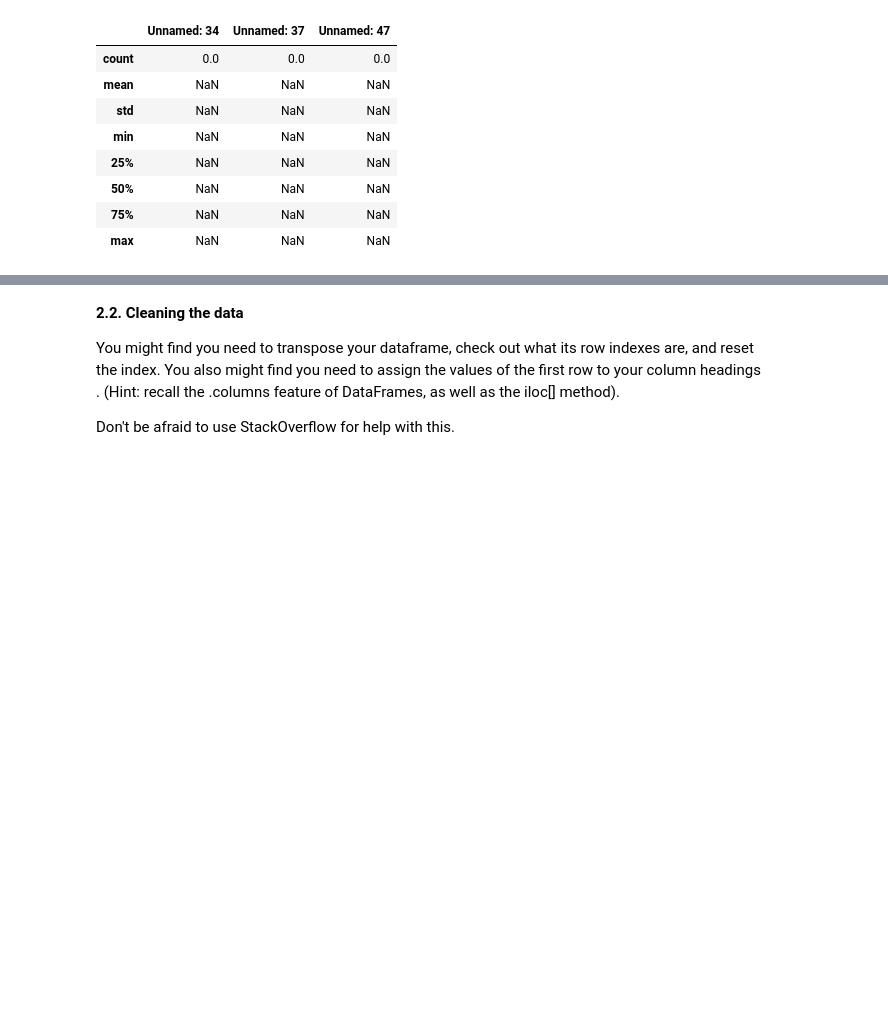
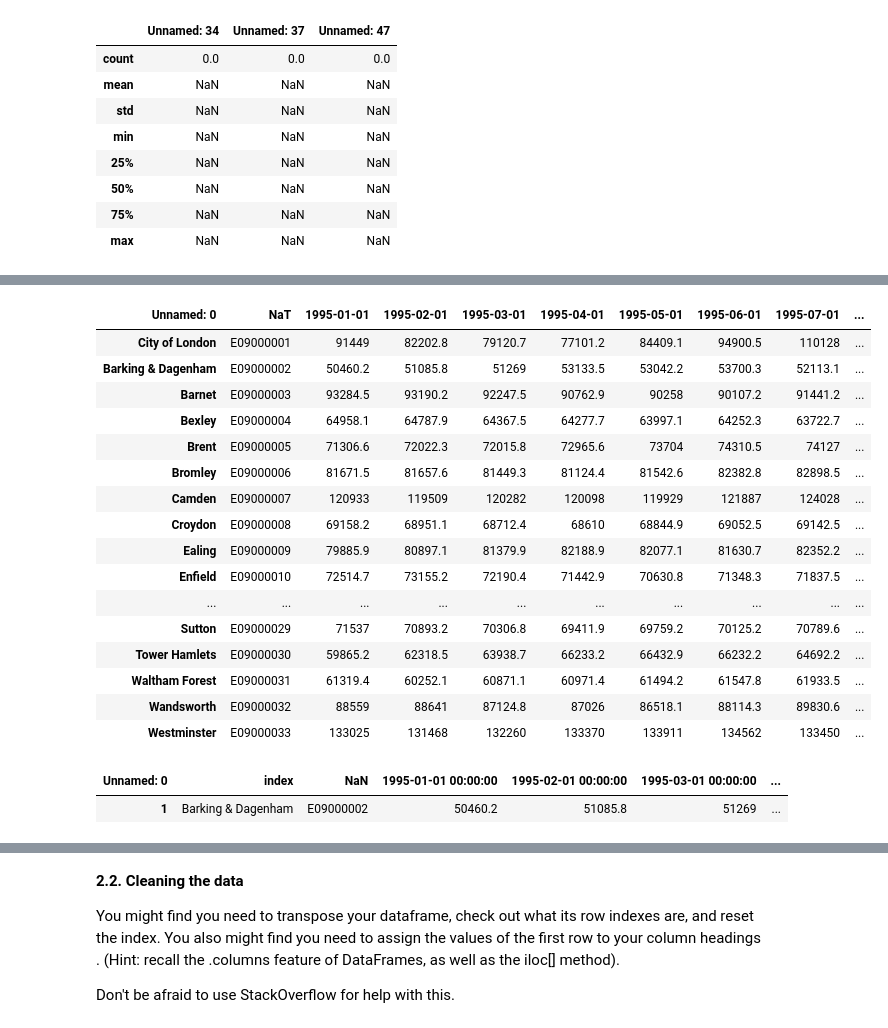
Before and after one commit to pauljacob/mini_projects, a Jupyter notebook: 1581459544_Unit_4_Challenge_-_Tier_3.ipynb/Unit 4 Challenge - Tier 3.ipynb, the cells around one changed output, grey strips where cells are left out. Drawn from its saved outputs; the diff is of its cells as text; code cells hidden in the pictures; blank space fills up the shorter version.

```diff
--- a/1581459544_Unit_4_Challenge_-_Tier_3.ipynb/Unit 4 Challenge - Tier 3.ipynb
+++ b/1581459544_Unit_4_Challenge_-_Tier_3.ipynb/Unit 4 Challenge - Tier 3.ipynb
@@ -136,0 +264,20 @@ memory usage: 118.8+ KB
+# %%
+boroughs.T
+# %% [output]
+| Unnamed: 0 | NaT | 1995-01-01 | 1995-02-01 | 1995-03-01 | 1995-04-01 | 1995-05-01 | 1995-06-01 | 1995-07-01 | ... |
+| City of London | E09000001 | 91449 | 82202.8 | 79120.7 | 77101.2 | 84409.1 | 94900.5 | 110128 | ... |
+| Barking & Dagenham | E09000002 | 50460.2 | 51085.8 | 51269 | 53133.5 | 53042.2 | 53700.3 | 52113.1 | ... |
+| Barnet | E09000003 | 93284.5 | 93190.2 | 92247.5 | 90762.9 | 90258 | 90107.2 | 91441.2 | ... |
+| Bexley | E09000004 | 64958.1 | 64787.9 | 64367.5 | 64277.7 | 63997.1 | 64252.3 | 63722.7 | ... |
+| Brent | E09000005 | 71306.6 | 72022.3 | 72015.8 | 72965.6 | 73704 | 74310.5 | 74127 | ... |
+| Bromley | E09000006 | 81671.5 | 81657.6 | 81449.3 | 81124.4 | 81542.6 | 82382.8 | 82898.5 | ... |
+| Camden | E09000007 | 120933 | 119509 | 120282 | 120098 | 119929 | 121887 | 124028 | ... |
+| Croydon | E09000008 | 69158.2 | 68951.1 | 68712.4 | 68610 | 68844.9 | 69052.5 | 69142.5 | ... |
+| Ealing | E09000009 | 79885.9 | 80897.1 | 81379.9 | 82188.9 | 82077.1 | 81630.7 | 82352.2 | ... |
+| Enfield | E09000010 | 72514.7 | 73155.2 | 72190.4 | 71442.9 | 70630.8 | 71348.3 | 71837.5 | ... |
+| ... | ... | ... | ... | ... | ... | ... | ... | ... | ... |
+| Sutton | E09000029 | 71537 | 70893.2 | 70306.8 | 69411.9 | 69759.2 | 70125.2 | 70789.6 | ... |
+| Tower Hamlets | E09000030 | 59865.2 | 62318.5 | 63938.7 | 66233.2 | 66432.9 | 66232.2 | 64692.2 | ... |
+| Waltham Forest | E09000031 | 61319.4 | 60252.1 | 60871.1 | 60971.4 | 61494.2 | 61547.8 | 61933.5 | ... |
+| Wandsworth | E09000032 | 88559 | 88641 | 87124.8 | 87026 | 86518.1 | 88114.3 | 89830.6 | ... |
+| Westminster | E09000033 | 133025 | 131468 | 132260 | 133370 | 133911 | 134562 | 133450 | ... |
@@ -136,0 +286,5 @@ memory usage: 118.8+ KB
+# %%
+boroughs.iloc[0:3][boroughs.columns.isnull()[0:3]]
+# %% [output]
+| Unnamed: 0 | index | NaN | 1995-01-01 00:00:00 | 1995-02-01 00:00:00 | 1995-03-01 00:00:00 | ... |
+| 1 | Barking & Dagenham | E09000002 | 50460.2 | 51085.8 | 51269 | ... |
```
Also changed, not shown: parts of 30 cells of this notebook.
